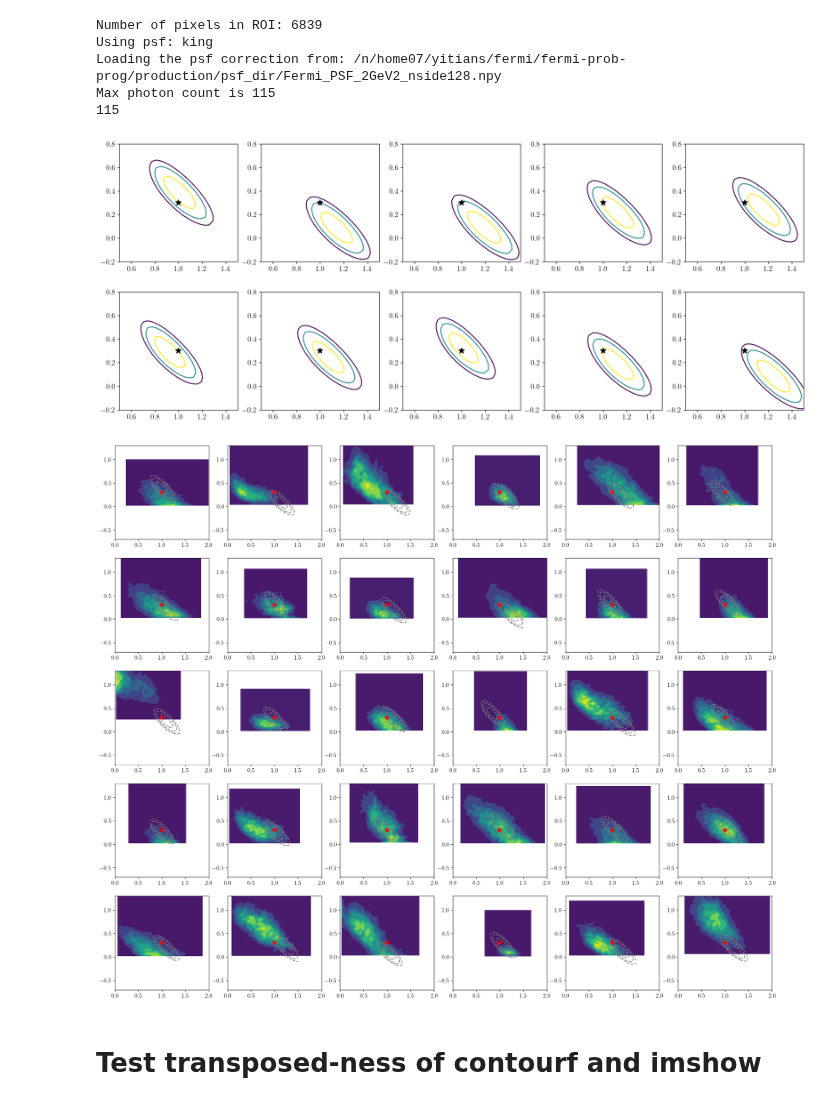
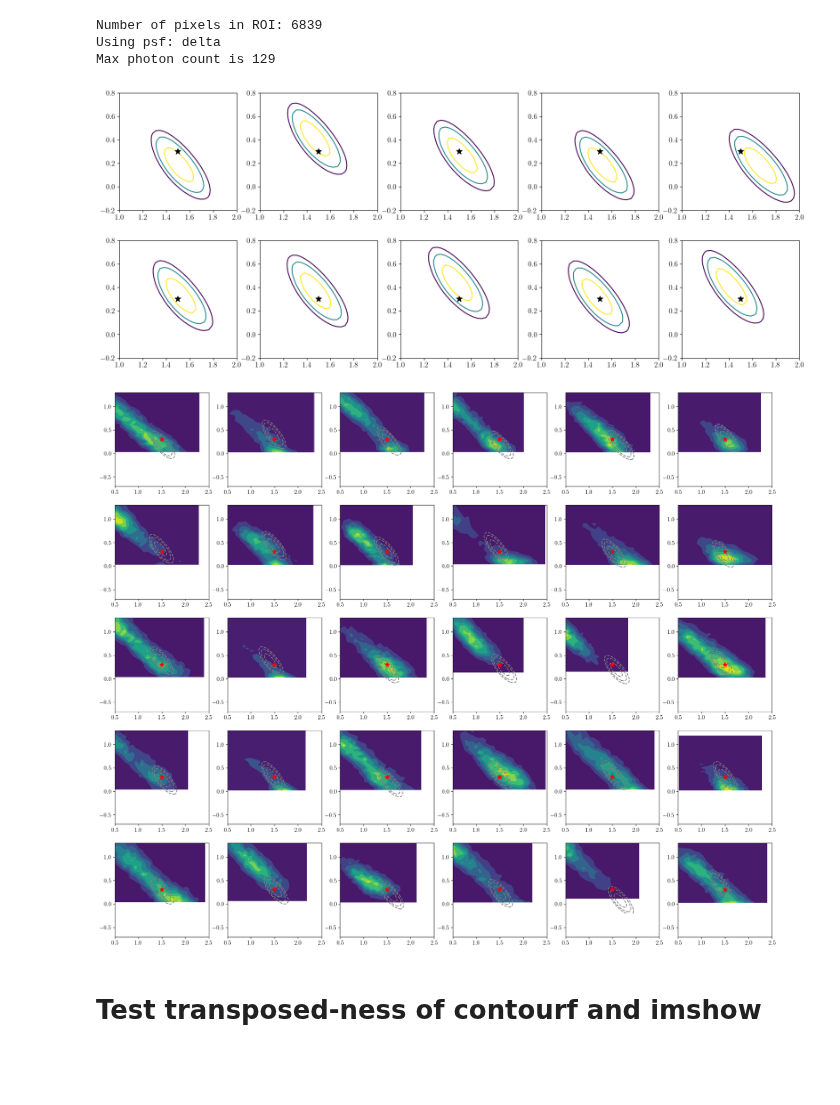
Before and after one commit to smsharma/fermi-prob-prog, a Jupyter notebook: production/plot_ll.ipynb, the cells around one changed output. Saved outputs shown, nothing was run; the diff lists cells and outputs as text; code cells hidden in the pictures; blank space fills up the shorter version.

Commit message:
hmc_Dbase23fix_smalldsk_deltapsf_Mbase23fix_deltapsf results

```diff
--- a/production/plot_ll.ipynb
+++ b/production/plot_ll.ipynb
@@ -33,29 +29,21 @@ mask_norm.shape
 # %%
-# old data shape (100, 8292)
-data_s = np.load('../outputs/sims/base230927new_n100.npy')
+data_shape = 'new'
+data_s = np.load('../outputs/sims/base23fix_smalldsk_deltapsf_n100.npy')
 mask_roi = np.load('mask_roi.npy')
 mask_norm = np.load('mask_norm.npy')
-data_full = np.zeros((100, len(mask_norm)))
+if data_shape == 'old':
+    data_full = np.zeros((100, len(mask_norm)))
+    data_full[:, ~mask_norm] = data_s
+else:
+    data_full = data_s
 data_full[:, mask_roi] = 0
-data_full[:, ~mask_norm] = data_s
 data_in = jnp.asarray(data_full, dtype=jnp.int32)
 
-# new data shape
-# data_s = np.load('../outputs/sims/base230927new_n100.npy')
-# mask_roi = np.load('mask_roi.npy')
-# mask_norm = np.load('mask_norm.npy')
-# data_full = data_s
-# data_full[:, mask_roi] = 0
-# data_in = jnp.asarray(data_full, dtype=jnp.int32)
-
-m = NPModel(data=data_in[0], psf_tag='king')
-print(m.k_max)
+m = NPModel(data=data_in[0], psf_tag='delta')
 # %% [output]
 Number of pixels in ROI: 6839
-Using psf: king
-Loading the psf correction from: /n/home07/yitians/fermi/fermi-prob-prog/production/psf_dir/Fermi_PSF_2GeV2_nside128.npy
-Max photon count is 115
-115
+Using psf: delta
+Max photon count is 129
 # %%
 def model(self, data, vd, Sps_gce, Sps_dsk):
 
@@ -188,7 +176,8 @@ def model(self, data, vd, Sps_gce, Sps_dsk):
 
 jmodel = jax.jit(model, static_argnums=(0,))
 # %%
-vd = json.load(open('truth_dict_base230927new.json', 'r'))
+vd = json.load(open('truth_dict_base230927_smalldsk.json', 'r'))
+vd_o = json.load(open('truth_dict_base230927_smalldsk.json', 'r')) # unchanged
 Sps_gce_arr = np.linspace(vd['Sps_gce'] - 0.5, vd['Sps_gce'] + 0.5, 30)
 Sps_dsk_arr = np.linspace(vd['Sps_dsk'] - 0.5, vd['Sps_dsk'] + 0.5, 30)
 ll_sss = []
@@ -204,3 +193,5 @@ for i in tqdm(range(30)):
         ll_ss.append(ll_s)
     ll_sss.append(ll_ss)
 ll_sss = np.array(ll_sss)
+ll_sss = np.nan_to_num(ll_sss, nan=-1e10)
+np.save('../outputs/lls/ll_sss_base23fix_smalldsk_deltapsf.npy', ll_sss)
@@ -212,10 +198,21 @@ def ctlevel(dof, confidence_level):
 # %%
+def ctlevel(dof, confidence_level):
+    return - 0.5 * chi2.ppf(confidence_level, dof)
+
+def find_levels(hist_counts, levels=[0.99, 0.95, 0.68]):
+    hist_counts_flat = hist_counts.flatten()
+    hist_counts_sorted = np.sort(hist_counts_flat)[::-1]
+    hist_counts_cumsum = np.cumsum(hist_counts_sorted)
+    hist_counts_cumsum /= hist_counts_cumsum[-1]
+    levels_vals = [hist_counts_sorted[np.argmin(np.abs(hist_counts_cumsum - x))] for x in levels]
+    return levels_vals
+
 fig, axs = plt.subplots(2, 5, figsize=(20, 8))
-vd_o = json.load(open('truth_dict_base230927new.json', 'r'))
+
 for iax, ax in enumerate(axs.flat):
     ll_plot = ll_sss[iax] - np.max(ll_sss[iax])
     ax.contour(Sps_gce_arr, Sps_dsk_arr, ll_plot, levels=[ctlevel(2, x) for x in [0.99, 0.95, 0.68]])
     ax.plot(vd_o['Sps_gce'], vd_o['Sps_dsk'], 'k*', ms=10)
     ax.set(aspect=1)
 # %% [output]
-[figure, old version]
+[figure, new version]
@@ -230,31 +219,31 @@ def find_levels(hist_counts, levels=[0.99, 0.95, 0.68]):
 # %%
 fig, axs = plt.subplots(5, 6, figsize=(24, 20))
-vd_o = json.load(open('truth_dict_base230927new.json', 'r'))
+vd_o = json.load(open('truth_dict_base230927_smalldsk.json', 'r'))
 for iax, ax in enumerate(axs.flat):
 
     # plot samples
-    # s = pickle.load(open(f"../outputs/fit/hmcnt_Dbase23fix_deltapsf_Mbase23fix_deltapsf/i{iax}_n10000_ns10000.p", 'rb'))
-    s = pickle.load(open(f"/n/holylabs/LABS/iaifi_lab/Users/yitians/fermi/fermi-prob-prog/outputs/fit/hmc_Dbase230927new_Mbase230927/i{iax}_n10000_ns0.p", 'rb'))
+    s = pickle.load(open(f"../outputs/fit/hmc_Dbase23fix_smalldsk_deltapsf_Mbase23fix_deltapsf/i{iax}_n10000_ns0.p", 'rb'))
+    # s = pickle.load(open(f"/n/holylabs/LABS/iaifi_lab/Users/yitians/fermi/fermi-prob-prog/outputs/fit/hmc_Dbase230927new_Mbase230927/i{iax}_n10000_ns0.p", 'rb'))
 
     x_s = s['Sps_gce']
     y_s = s['Sps_dsk']
     bins = [np.linspace(vd['Sps_gce'] - 0.5, vd['Sps_gce'] + 0.5, 30), np.linspace(vd['Sps_dsk'] - 0.5, vd['Sps_dsk'] + 0.5, 30)]
     counts, xedges, yedges = np.histogram2d(x_s, y_s, bins=30, density=True)
     xc = 0.5 * (xedges[1:] + xedges[:-1])
     yc = 0.5 * (yedges[1:] + yedges[:-1])
     # levels = find_levels(counts)
     ax.contourf(xc, yc, counts.T)
 
     # plot LL
     ll_plot = ll_sss[iax] - np.max(ll_sss[iax])
     ax.contour(Sps_gce_arr, Sps_dsk_arr, ll_plot, levels=[ctlevel(2, x) for x in [0.99, 0.95, 0.68]], colors='gray')
 
     # plot truth
     ax.plot(vd_o['Sps_gce'], vd_o['Sps_dsk'], 'r*', ms=10)
 
     ax.set(xlim=[vd_o['Sps_gce'] - 1, vd_o['Sps_gce'] + 1], ylim=[vd_o['Sps_dsk'] - 1, vd_o['Sps_dsk'] + 1])
 # %% [output]
-[figure, old version]
+[figure, new version]
 # %% [markdown]
 # Test transposed-ness of contourf and imshow
 # %%
```
Also changed, not shown: parts of 4 cells of this notebook, 2 other files.
